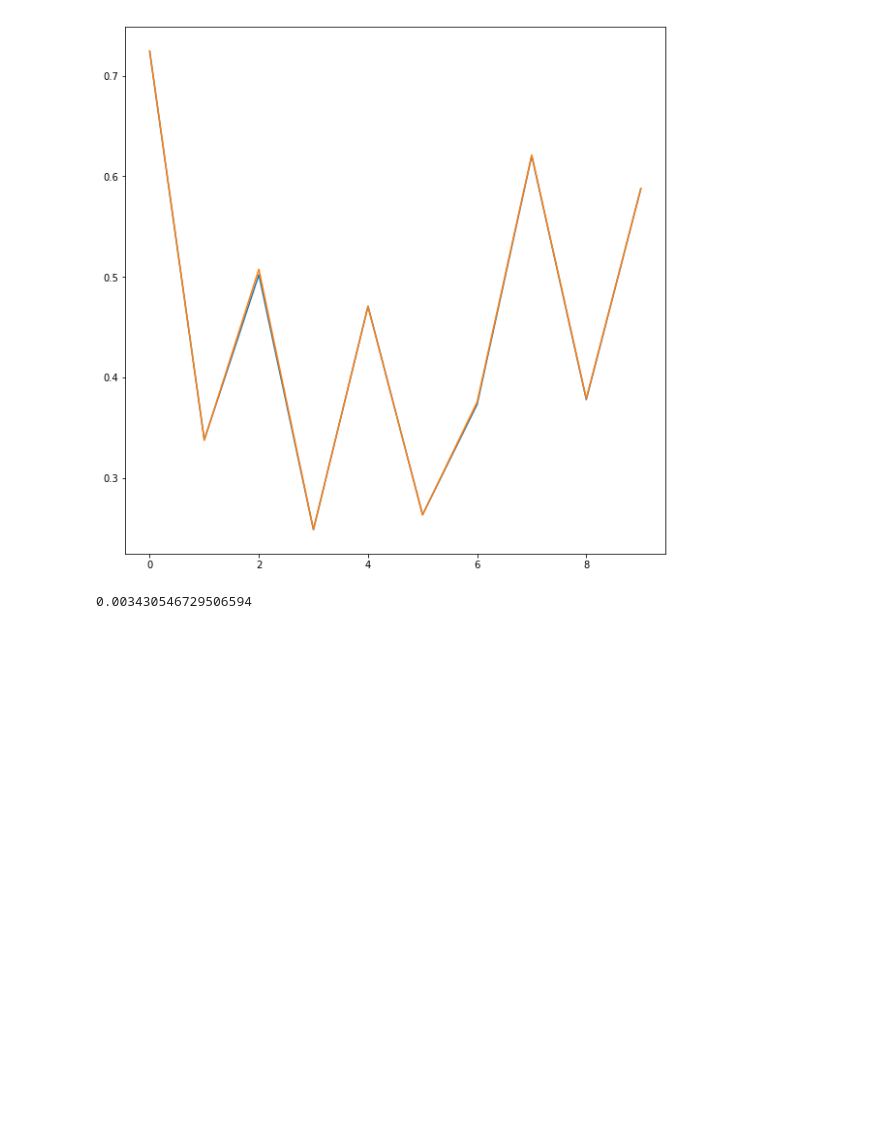
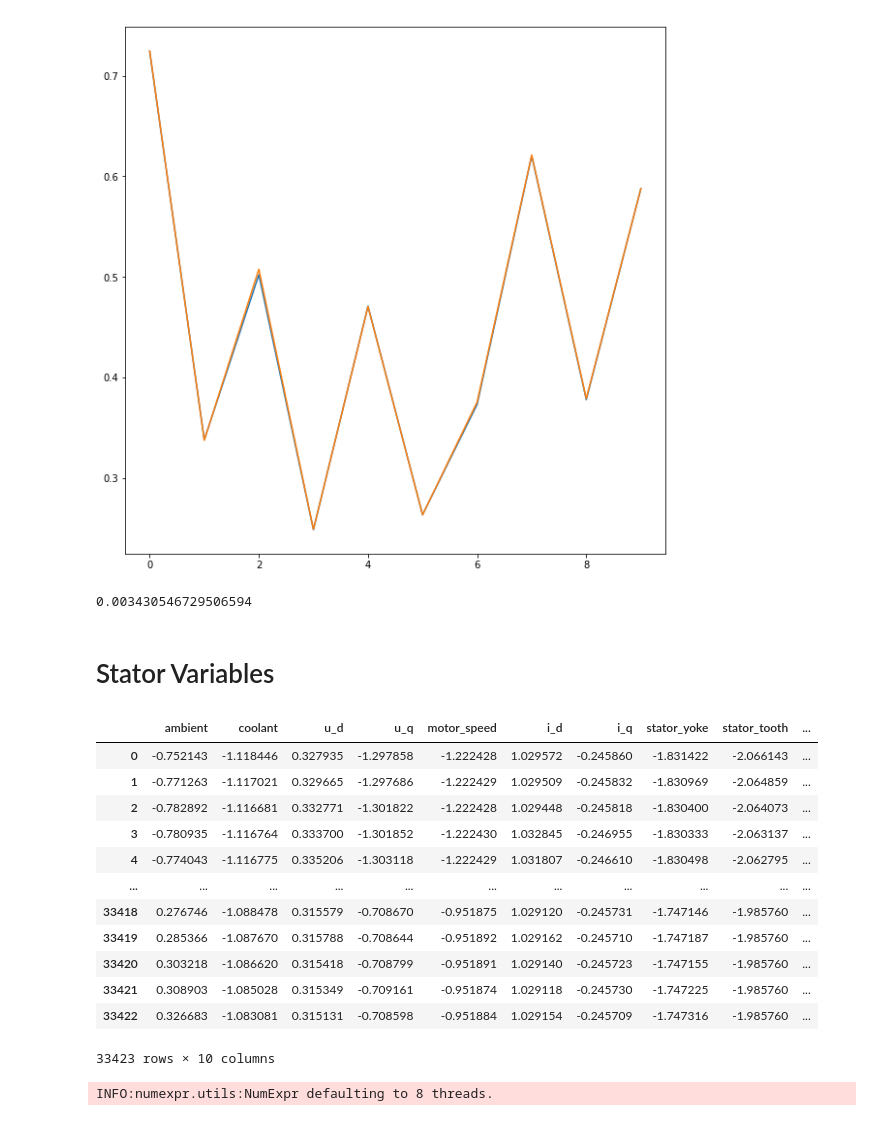
Before and after one commit to moiraghif/Electric-Motor-Temperature, a Jupyter notebook: AML_GRU.ipynb, the cells around one changed output. Cells and saved outputs as stored; diff of their text form; code cells hidden in the pictures; blank space fills up the shorter version.

```diff
--- a/AML_GRU.ipynb
+++ b/AML_GRU.ipynb
@@ -356,3 +340,5 @@ plt.show()
 np.mean(np.abs((y_test - y_pred_all)/np.abs(y_test)))
 # %% [output]
 0.003430546729506594
+# %% [markdown]
+# Stator Variables
@@ -358,0 +348,16 @@ np.mean(np.abs((y_test - y_pred_all)/np.abs(y_test)))
+# %%
+df_sep[0]
+# %% [output]
+|  | ambient | coolant | u_d | u_q | motor_speed | i_d | i_q | stator_yoke | stator_tooth | ... |
+| 0 | -0.752143 | -1.118446 | 0.327935 | -1.297858 | -1.222428 | 1.029572 | -0.245860 | -1.831422 | -2.066143 | ... |
+| 1 | -0.771263 | -1.117021 | 0.329665 | -1.297686 | -1.222429 | 1.029509 | -0.245832 | -1.830969 | -2.064859 | ... |
+| 2 | -0.782892 | -1.116681 | 0.332771 | -1.301822 | -1.222428 | 1.029448 | -0.245818 | -1.830400 | -2.064073 | ... |
+| 3 | -0.780935 | -1.116764 | 0.333700 | -1.301852 | -1.222430 | 1.032845 | -0.246955 | -1.830333 | -2.063137 | ... |
+| 4 | -0.774043 | -1.116775 | 0.335206 | -1.303118 | -1.222429 | 1.031807 | -0.246610 | -1.830498 | -2.062795 | ... |
+| ... | ... | ... | ... | ... | ... | ... | ... | ... | ... | ... |
+| 33418 | 0.276746 | -1.088478 | 0.315579 | -0.708670 | -0.951875 | 1.029120 | -0.245731 | -1.747146 | -1.985760 | ... |
+| 33419 | 0.285366 | -1.087670 | 0.315788 | -0.708644 | -0.951892 | 1.029162 | -0.245710 | -1.747187 | -1.985760 | ... |
+| 33420 | 0.303218 | -1.086620 | 0.315418 | -0.708799 | -0.951891 | 1.029140 | -0.245723 | -1.747155 | -1.985760 | ... |
+| 33421 | 0.308903 | -1.085028 | 0.315349 | -0.709161 | -0.951874 | 1.029118 | -0.245730 | -1.747225 | -1.985760 | ... |
+| 33422 | 0.326683 | -1.083081 | 0.315131 | -0.708598 | -0.951884 | 1.029154 | -0.245709 | -1.747316 | -1.985760 | ... |
+33423 rows × 10 columns
@@ -358,0 +374,12 @@ np.mean(np.abs((y_test - y_pred_all)/np.abs(y_test)))
+# %%
+df_train = [(df_sep[i] - train_min)/(train_max - train_min)\
+            for i in list(range(0,52)) if i not in [4, 8, 16, 24, 32,
+                                                    40, 48, 51, #val
+                                                    35, 42]] #test
+
+df_val = [(df_sep[i] - train_min)/(train_max - train_min)\
+          for i in [4, 8, 16, 24, 32, 40, 48, 51]]
+
+df_test = [(df_sep[i] - train_min)/(train_max - train_min) for i in [35, 42]]
+# %% [output]
+INFO:numexpr.utils:NumExpr defaulting to 8 threads.
```
Also changed, not shown: parts of 10 cells of this notebook, 5 other files.
